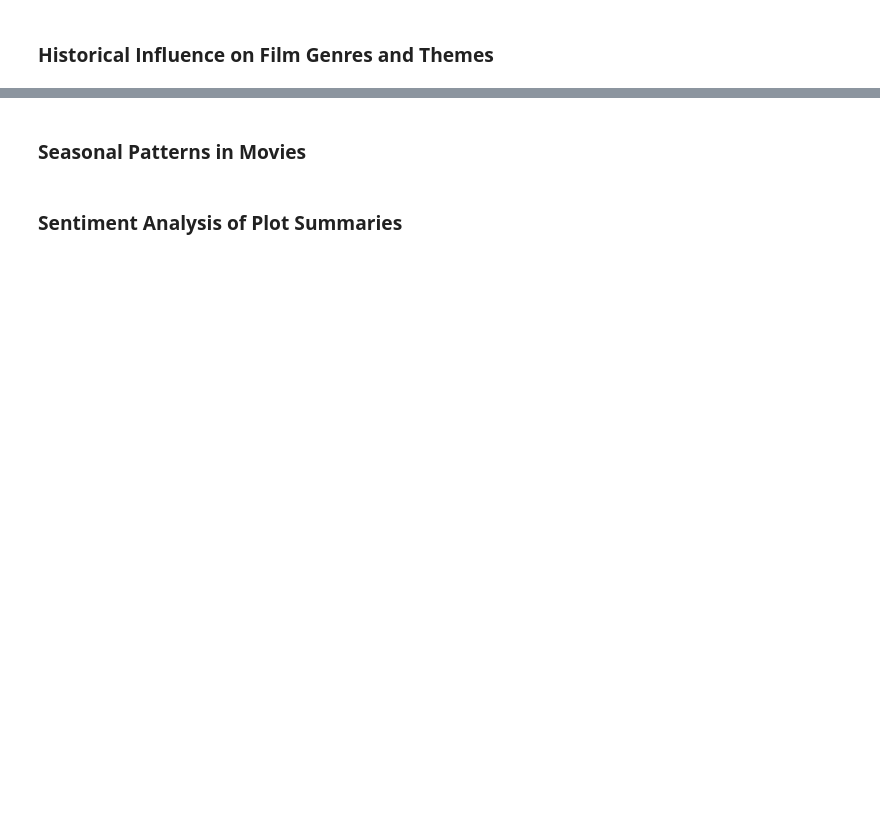
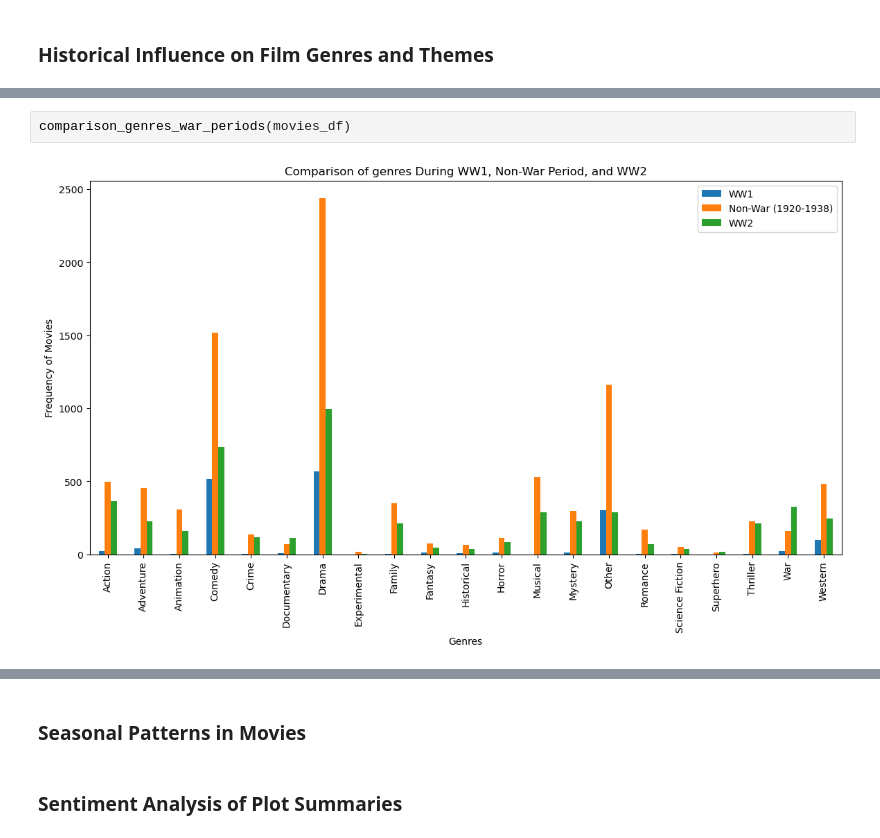
Before and after one commit to epfl-ada/ada-2024-project-semex24, a Jupyter notebook: results.ipynb, the cells around one changed output, grey strips where cells are left out. Drawn from its saved outputs; the diff is of its cells as text; blank space fills up the shorter version.

```diff
--- a/results.ipynb
+++ b/results.ipynb
@@ -170,0 +182,4 @@ plot_popularity(movies_df)
+# %%
+comparison_genres_war_periods(movies_df)
+# %% [output]
+[figure, added]
```
Also changed, not shown: parts of 19 cells of this notebook, 1 other file.
